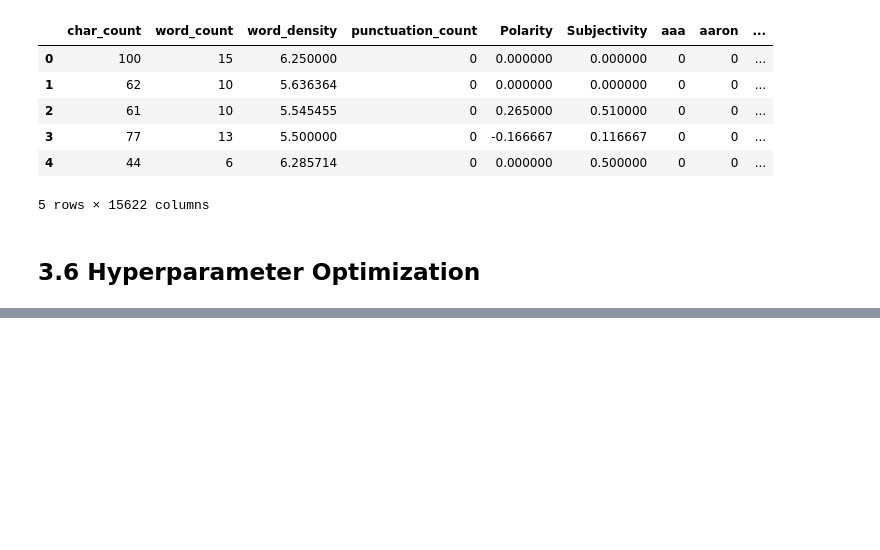
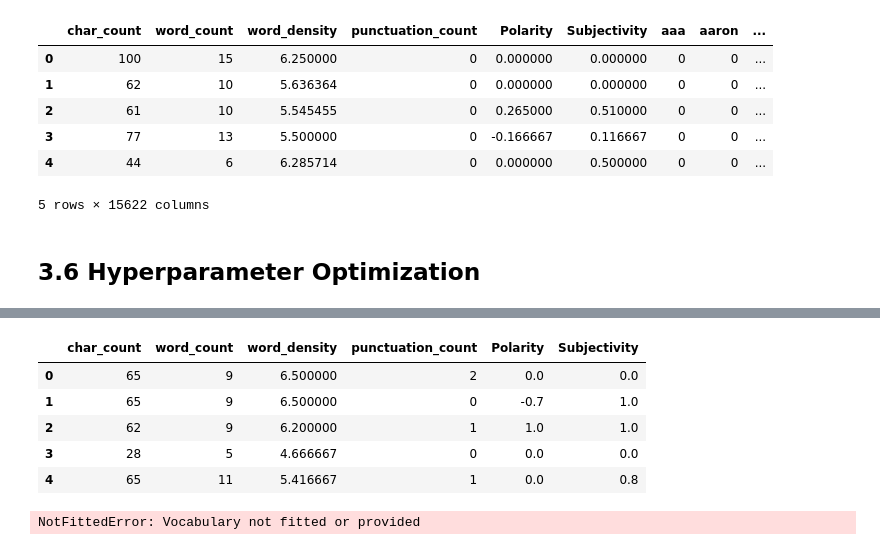
Before and after one commit to CSpanias/nlp_resources, a Jupyter notebook: dphi_nlp_bootcamp/final_assigment/final_assignment.ipynb, the cells around one changed output, grey strips where cells are left out. Drawn from its saved outputs; the diff is of its cells as text; code cells hidden in the pictures; blank space fills up the shorter version.

```diff
--- a/dphi_nlp_bootcamp/final_assigment/final_assignment.ipynb
+++ b/dphi_nlp_bootcamp/final_assigment/final_assignment.ipynb
@@ -586,0 +637,27 @@ sns.heatmap(cm_matrix, annot=True, fmt='d', cmap='YlGnBu');
+# %%
+# drop cols
+new_test_metadata = new_test_data.drop(['headline', 'Clean Headline'], axis=1).reset_index(drop=True)
+
+# check first 5 rorws
+new_test_metadata.head()
+# %% [output]
+|  | char_count | word_count | word_density | punctuation_count | Polarity | Subjectivity |
+| 0 | 65 | 9 | 6.500000 | 2 | 0.0 | 0.0 |
+| 1 | 65 | 9 | 6.500000 | 0 | -0.7 | 1.0 |
+| 2 | 62 | 9 | 6.200000 | 1 | 1.0 | 1.0 |
+| 3 | 28 | 5 | 4.666667 | 0 | 0.0 | 0.0 |
+| 4 | 65 | 11 | 5.416667 | 1 | 0.0 | 0.8 |
+# %%
+# instatiate vectorizer
+cv = CountVectorizer(min_df=0.0, max_df=1.0, ngram_range=(1, 1))
+
+# transform headlines and convert it to numpy array
+new_test_data_cv = cv.transform(new_test_data['Clean Headline']).toarray()
+
+# create a pandas DataFrame
+new_test_data_cv = pd.DataFrame(new_test_data, columns=cv.get_feature_names())
+
+# check first 5 rows
+new_test_data_cv.head()
+# %% [output]
+NotFittedError: Vocabulary not fitted or provided
```
Also changed, not shown: parts of 32 cells of this notebook.
